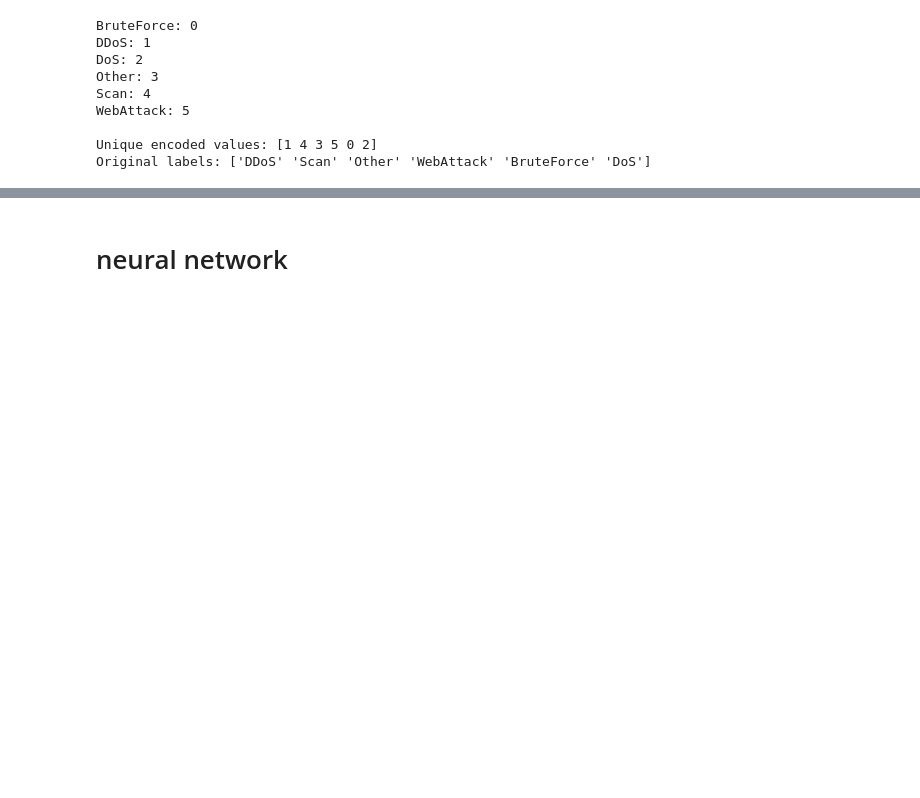
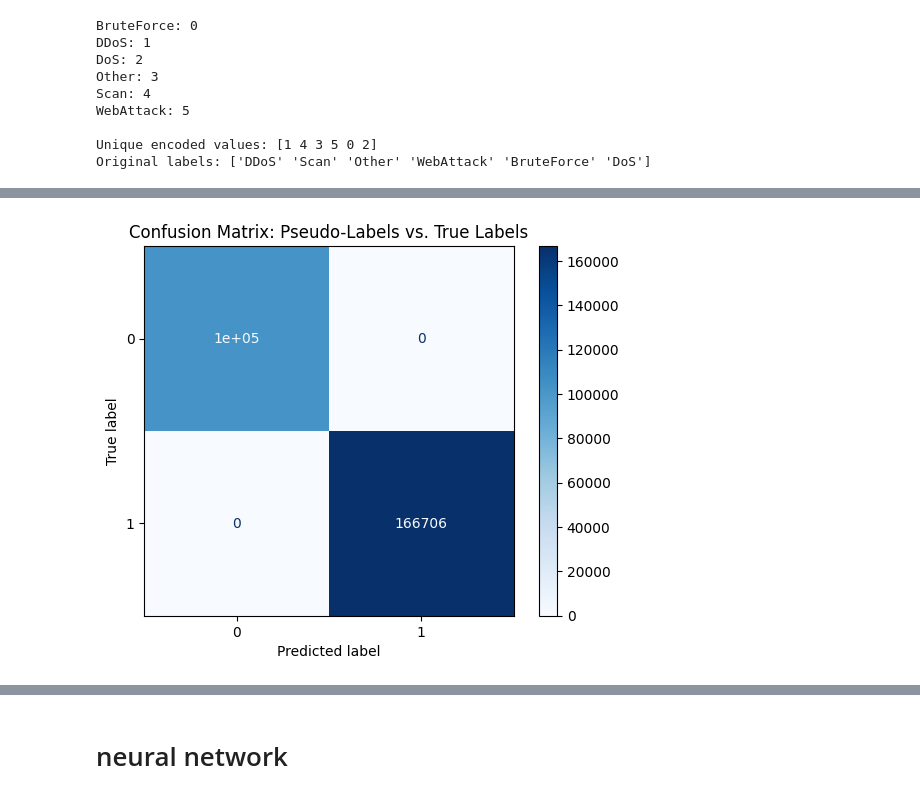
Before and after one commit to lucchinaluca/thesis-datasec, a Jupyter notebook: Pseudo-Labeling.ipynb, the cells around one changed output, grey strips where cells are left out. Cells and saved outputs as stored; diff of their text form; code cells hidden in the pictures; blank space fills up the shorter version.

```diff
--- a/Pseudo-Labeling.ipynb
+++ b/Pseudo-Labeling.ipynb
@@ -221,0 +265,27 @@ Original labels: ['DDoS' 'Scan' 'Other' 'WebAttack' 'BruteForce' 'DoS']
+# %%
+df["binary_label"] = 1
+# %%
+comb = pd.concat([grouped_df_cic, df.drop(columns=["label_encoded"])], ignore_index=True)
+comb.reset_index(drop=True, inplace=True)
+x = comb.drop(columns=["binary_label"])
+y = comb["binary_label"]
+
+x_train, x_test, y_train, y_test = train_test_split(x,y,test_size=0.3)
+
+scaler = QuantileTransformer()
+scaler.fit(x_train)
+x_train = pd.DataFrame(scaler.transform(x_train), columns=x.columns)
+x_test = pd.DataFrame(scaler.transform(x_test), columns=x.columns)
+# %%
+model = Sequential()
+model.add(Input(shape=(x_train.shape[1],)))
+
+model.add(Dense(128, activation='relu'))
+model.add(BatchNormalization())
+model.add(Dense(64, activation='relu'))
+
+model.add(Dense(1, activation='sigmoid'))
+
+model.compile(optimizer='adam', loss='binary_crossentropy', metrics=['accuracy'])
+# %%
+model.fit(x_train, y_train, epochs=5, batch_size=32, validation_split=0.2)
@@ -221,0 +304,10 @@ Original labels: ['DDoS' 'Scan' 'Other' 'WebAttack' 'BruteForce' 'DoS']
+# %%
+pred = model.predict(x_test)
+
+classification_report(y_test, (pred > 0.5).astype(int))
+
+disp = ConfusionMatrixDisplay(confusion_matrix=confusion_matrix(y_test, (pred > 0.5).astype(int)))
+disp.plot(cmap=plt.cm.Blues)
+plt.title("Confusion Matrix: Pseudo-Labels vs. True Labels")
+plt.show()
+# %% [output]
@@ -221,0 +315 @@ Original labels: ['DDoS' 'Scan' 'Other' 'WebAttack' 'BruteForce' 'DoS']
+[figure, added]
```
Also changed, not shown: parts of 28 cells of this notebook.
